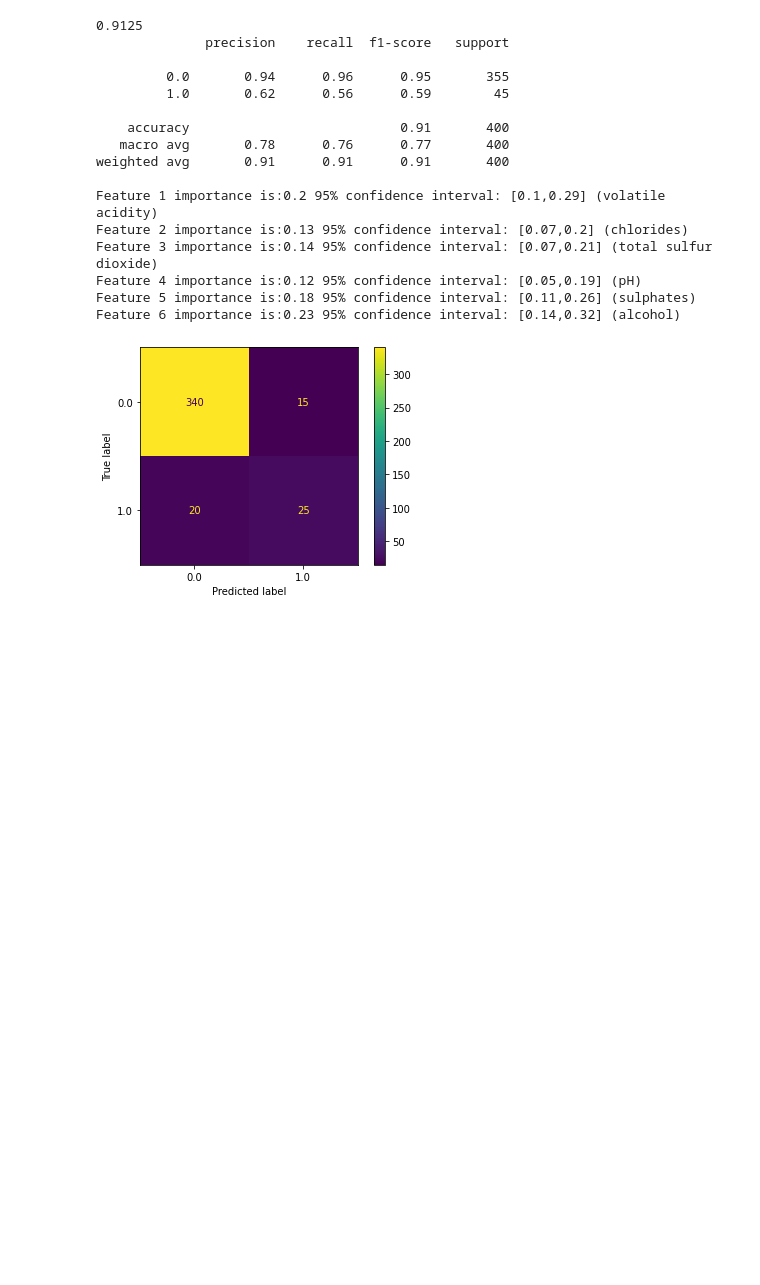
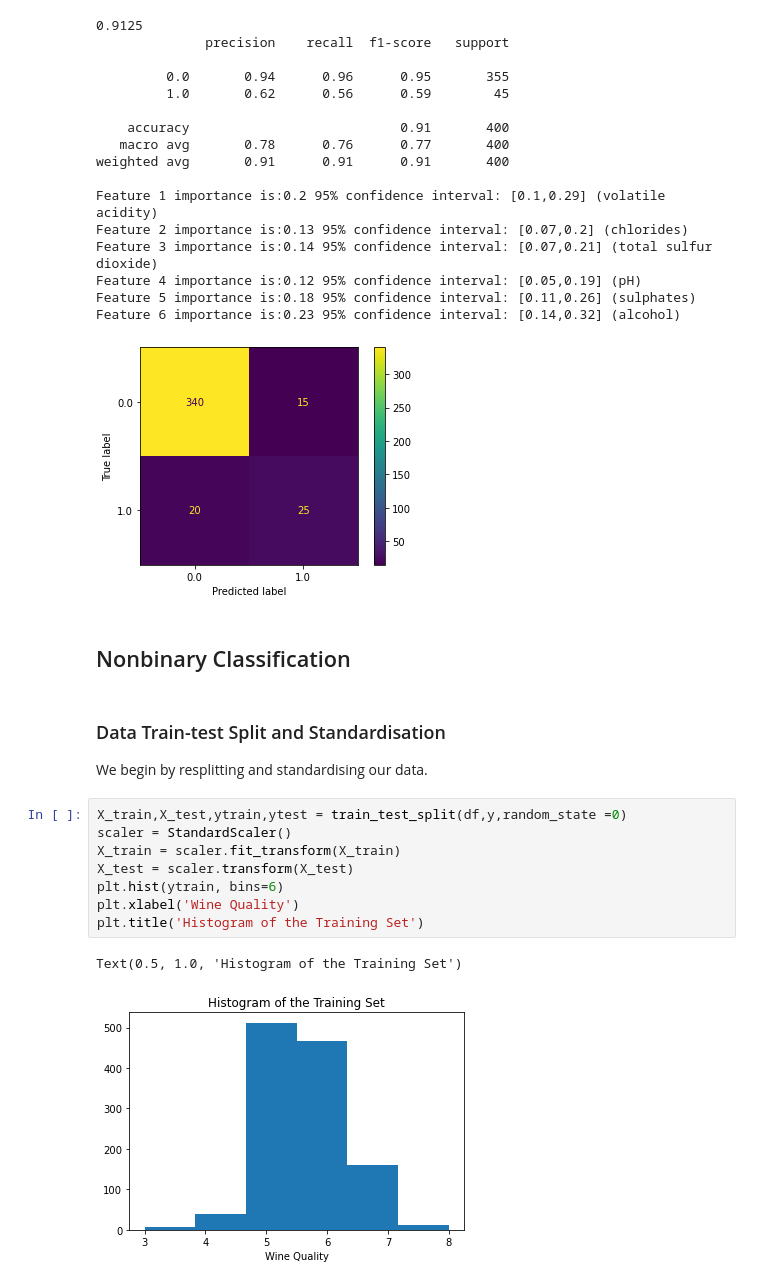
Before and after one commit to eliyanovva/wine-dataset-analysis, a Jupyter notebook: Models.ipynb, the cells around one changed output. Cells and saved outputs as stored; diff of their text form; blank space fills up the shorter version.

```diff
--- a/Models.ipynb
+++ b/Models.ipynb
@@ -218,3 +221,19 @@ Feature 4 importance is:0.12 95% confidence interval: [0.05,0.19] (pH)
 Feature 5 importance is:0.18 95% confidence interval: [0.11,0.26] (sulphates)
 Feature 6 importance is:0.23 95% confidence interval: [0.14,0.32] (alcohol)
 [figure]
+# %% [markdown]
+## Nonbinary Classification
+# %% [markdown]
+### Data Train-test Split and Standardisation
+We begin by resplitting and standardising our data.
+# %%
+X_train,X_test,ytrain,ytest = train_test_split(df,y,random_state =0)
+scaler = StandardScaler()
+X_train = scaler.fit_transform(X_train)
+X_test = scaler.transform(X_test)
+plt.hist(ytrain, bins=6)
+plt.xlabel('Wine Quality')
+plt.title('Histogram of the Training Set')
+# %% [output]
+Text(0.5, 1.0, 'Histogram of the Training Set')
+[figure, added]
```
Also changed, not shown: parts of 14 cells of this notebook.
